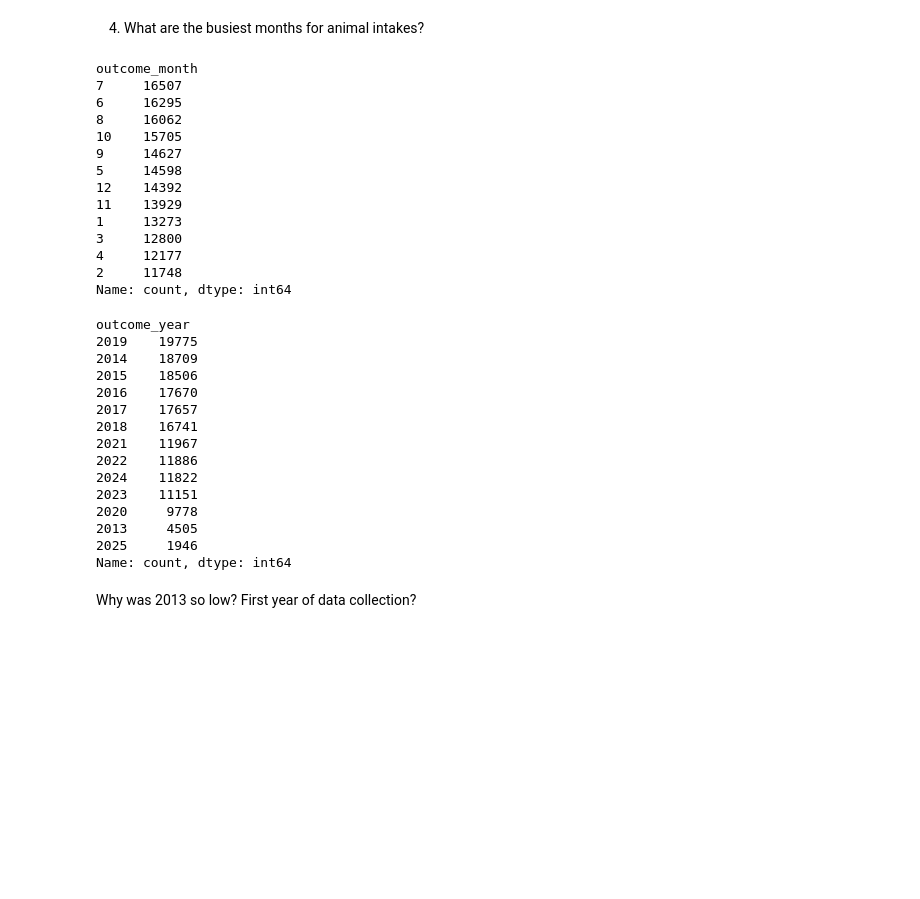
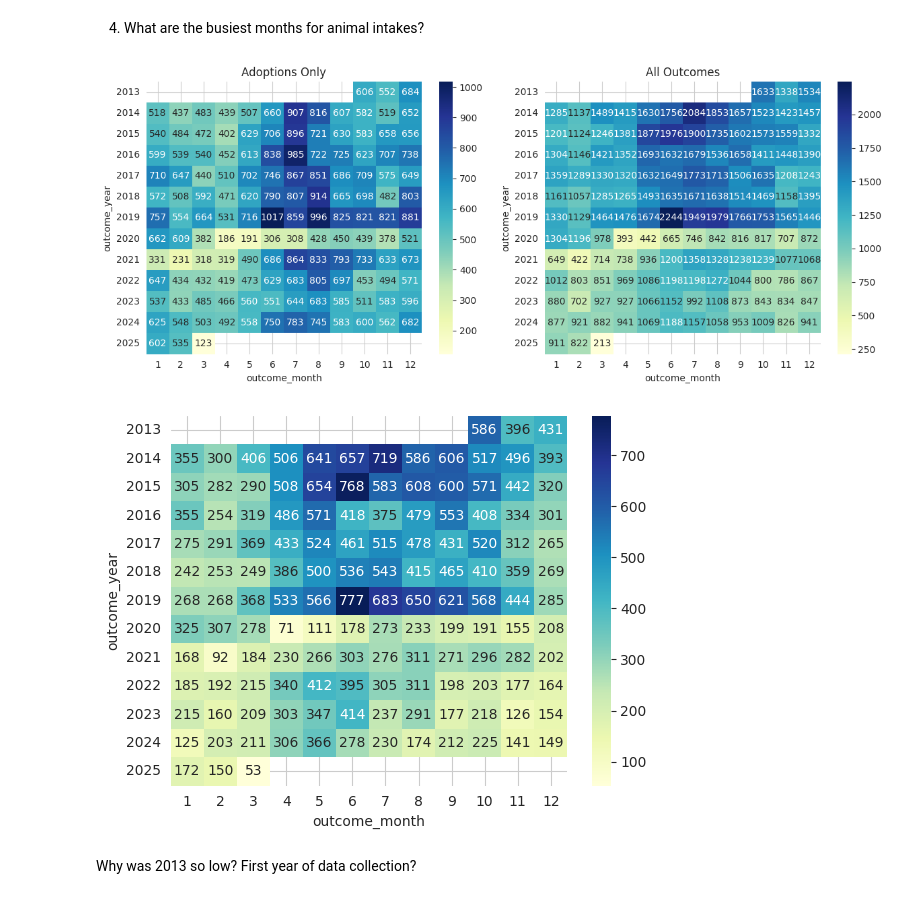
Before and after one commit to 607brendon/kaggle-pandas-tutorial, a Jupyter notebook: austin-animal-center-outcomes-eda.ipynb, the cells around one changed output. Saved outputs shown, nothing was run; the diff lists cells and outputs as text; code cells hidden in the pictures; blank space fills up the shorter version.

```diff
--- a/austin-animal-center-outcomes-eda.ipynb
+++ b/austin-animal-center-outcomes-eda.ipynb
@@ -252,38 +287,30 @@ Name: count, Length: 110, dtype: int64
 # %%
 df['outcome_month'] = df['MonthYear'].dt.month
 df['outcome_year'] = df['MonthYear'].dt.year
-# %%
-df['outcome_month'].value_counts()
-# %% [output]
-outcome_month
-7     16507
-6     16295
-8     16062
-10    15705
-9     14627
-5     14598
-12    14392
-11    13929
-1     13273
-3     12800
-4     12177
-2     11748
-Name: count, dtype: int64
-# %%
-df['outcome_year'].value_counts()
-# %% [output]
-outcome_year
-2019    19775
-2014    18709
-2015    18506
-2016    17670
-2017    17657
-2018    16741
-2021    11967
-2022    11886
-2024    11822
-2023    11151
-2020     9778
-2013     4505
-2025     1946
-Name: count, dtype: int64
+# %%
+fig, axes = plt.subplots(1, 2, figsize=(12, 5))
+
+df_adopted = df[df['Outcome Type'] == 'Adoption']
+df_outcomes_adopted = df_adopted.groupby(['outcome_year', 'outcome_month']).size().reset_index(name='count')
+heatmap = ( df_outcomes_adopted.pivot(index='outcome_year', columns='outcome_month', values= "count"))
+sns.heatmap(heatmap, cmap='YlGnBu', ax=axes[0], annot=True, fmt=".0f")
+axes[0].set_title('Adoptions Only')
+
+df_outcomes = df.groupby(['outcome_year', 'outcome_month']).size().reset_index(name='count')
+heatmap2 = ( df_outcomes.pivot(index='outcome_year', columns='outcome_month', values= "count"))
+sns.heatmap(heatmap2, cmap='YlGnBu', ax=axes[1], annot=True, fmt=".0f")
+axes[1].set_title('All Outcomes')
+
+plt.tight_layout()
+plt.show()
+# %% [output]
+[figure, added]
+# %%
+df_transfer = df[df['Outcome Type'] == 'Transfer']
+df_outcomes_transfer = df_transfer.groupby(['outcome_year', 'outcome_month']).size().reset_index(name='count')
+heatmap = ( df_outcomes_transfer.pivot(index='outcome_year', columns='outcome_month', values= "count"))
+sns.heatmap(heatmap, cmap='YlGnBu', annot=True, fmt=".0f")
+axes[0].set_title('Adoptions Only')
+plt.show()
+# %% [output]
+[figure, added]
```
Also changed, not shown: parts of 6 cells of this notebook.
